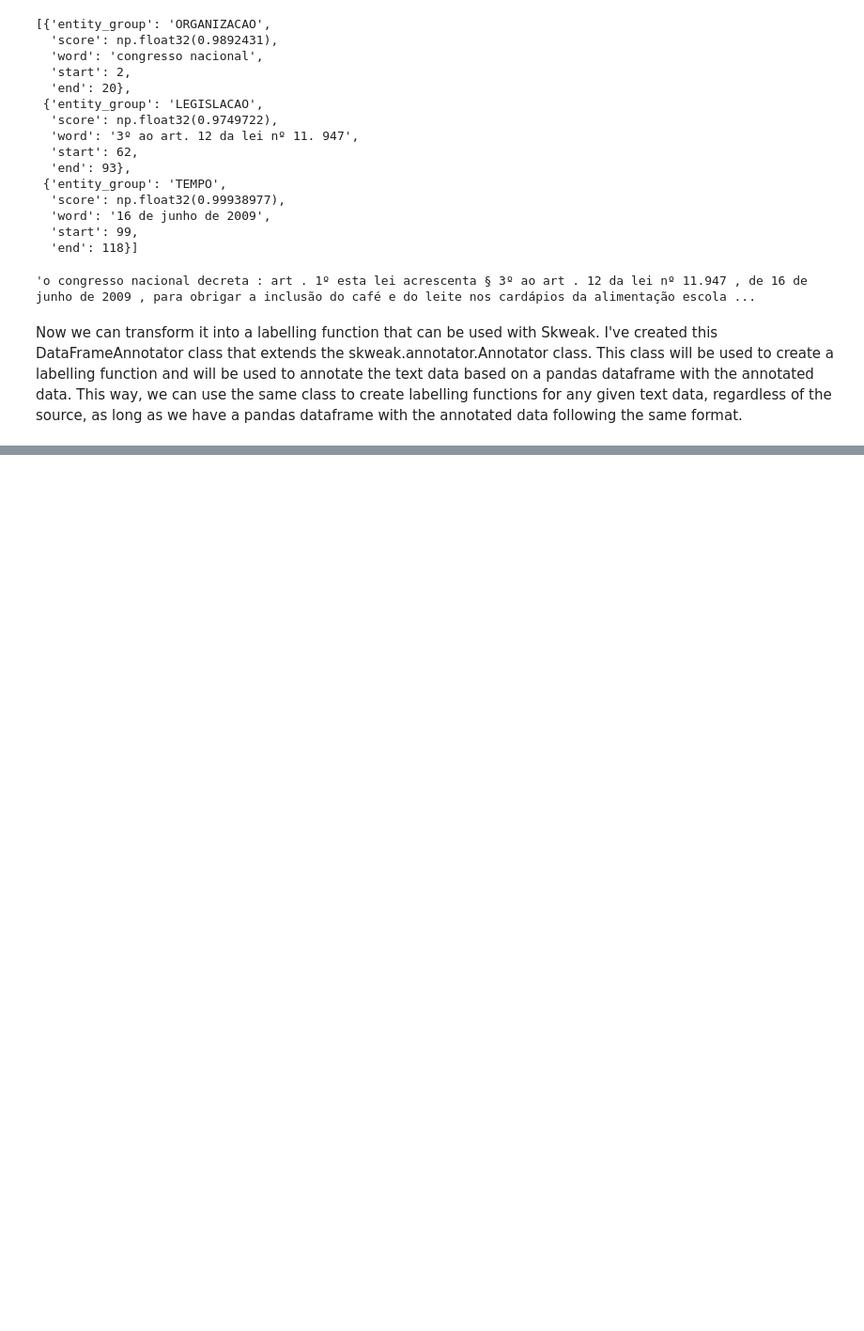
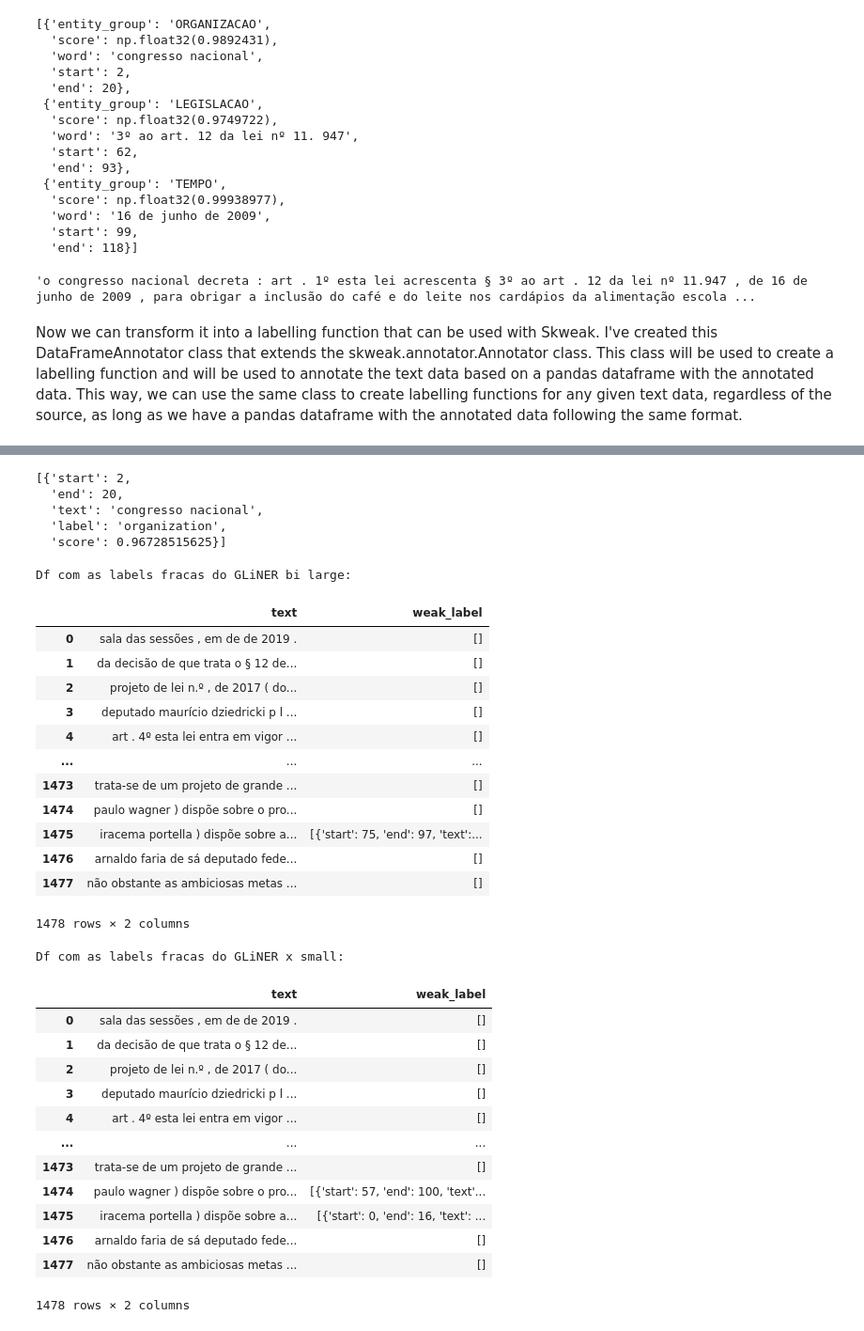
Before and after one commit to jfholanda/ner-weak-supervision, a Jupyter notebook: NER_Weak_Supervision.ipynb, the cells around one changed output, grey strips where cells are left out. Shown at 94% size. Saved outputs shown, nothing was run; the diff lists cells and outputs as text; code cells hidden in the pictures; blank space fills up the shorter version.

Commit message:
Implementing Weak Supervision

```diff
--- a/NER_WeakSupervision_JFH.ipynb
+++ b/NER_Weak_Supervision.ipynb
@@ -767,0 +833,8 @@ lf_transformer_1 = DataFrameAnnotator(
+# %%
+# Extract the text content from the spaCy document
+# This text will be used as input for the GLiNER model
+text = doc.text
+
+# Define the list of labels to be recognized by the GLiNER model
+# In this case, we are interested in recognizing entities labeled as 'organization'
+labels = ["organization"]
@@ -767,0 +908,23 @@ lf_transformer_1 = DataFrameAnnotator(
+# %%
+def create_batches(data, batch_size):
+    """
+    Create batches of data with a specified batch size.
+
+    Args:
+        data (list): The input data to be batched.
+        batch_size (int): The size of each batch.
+
+    Returns:
+        list: A list of batches containing the input data.
+    """
+    # Initialize an empty list to store the batches
+    batches = []
+
+    # Iterate over the data in steps of the batch size
+    for i in range(0, len(data), batch_size):
+        # Extract a batch of data with the specified size
+        batch = data[i : i + batch_size]
+        # Append the batch to the list of batches
+        batches.append(batch)
+
+    return batches
@@ -767,0 +982,3 @@ lf_transformer_1 = DataFrameAnnotator(
+# %%
+df_lf_gliner_bi_large = process_labels_gliner(model_gliner_bi_large, spacy_docs_train, 20)
+df_lf_gliner_bi_large.iloc[20]["weak_label"]
@@ -767,0 +996,46 @@ lf_transformer_1 = DataFrameAnnotator(
+# %%
+df_lf_gliner_x_small = process_labels_gliner(model_gliner_x_small, spacy_docs_train, 20)
+df_lf_gliner_x_small.iloc[20]["weak_label"]
+# %% [output]
+[{'start': 2,
+  'end': 20,
+  'text': 'congresso nacional',
+  'label': 'organization',
+  'score': 0.96728515625}]
+# %%
+print("Df com as labels fracas do GLiNER bi large:")
+display(df_lf_gliner_bi_large)
+
+print("\n\n")
+
+print("Df com as labels fracas do GLiNER x small:")
+display(df_lf_gliner_x_small)
+# %% [output]
+Df com as labels fracas do GLiNER bi large:
+|  | text | weak_label |
+| 0 | sala das sessões , em de de 2019 . | [] |
+| 1 | da decisão de que trata o § 12 de... | [] |
+| 2 | projeto de lei n.º , de 2017 ( do... | [] |
+| 3 | deputado maurício dziedricki p l ... | [] |
+| 4 | art . 4º esta lei entra em vigor ... | [] |
+| ... | ... | ... |
+| 1473 | trata-se de um projeto de grande ... | [] |
+| 1474 | paulo wagner ) dispõe sobre o pro... | [] |
+| 1475 | iracema portella ) dispõe sobre a... | [{'start': 75, 'end': 97, 'text':... |
+| 1476 | arnaldo faria de sá deputado fede... | [] |
+| 1477 | não obstante as ambiciosas metas ... | [] |
+1478 rows × 2 columns
+Df com as labels fracas do GLiNER x small:
+|  | text | weak_label |
+| 0 | sala das sessões , em de de 2019 . | [] |
+| 1 | da decisão de que trata o § 12 de... | [] |
+| 2 | projeto de lei n.º , de 2017 ( do... | [] |
+| 3 | deputado maurício dziedricki p l ... | [] |
+| 4 | art . 4º esta lei entra em vigor ... | [] |
+| ... | ... | ... |
+| 1473 | trata-se de um projeto de grande ... | [] |
+| 1474 | paulo wagner ) dispõe sobre o pro... | [{'start': 57, 'end': 100, 'text'... |
+| 1475 | iracema portella ) dispõe sobre a... | [{'start': 0, 'end': 16, 'text': ... |
+| 1476 | arnaldo faria de sá deputado fede... | [] |
+| 1477 | não obstante as ambiciosas metas ... | [] |
+1478 rows × 2 columns
```
Also changed, not shown: parts of 100 cells of this notebook, 3 other files.
